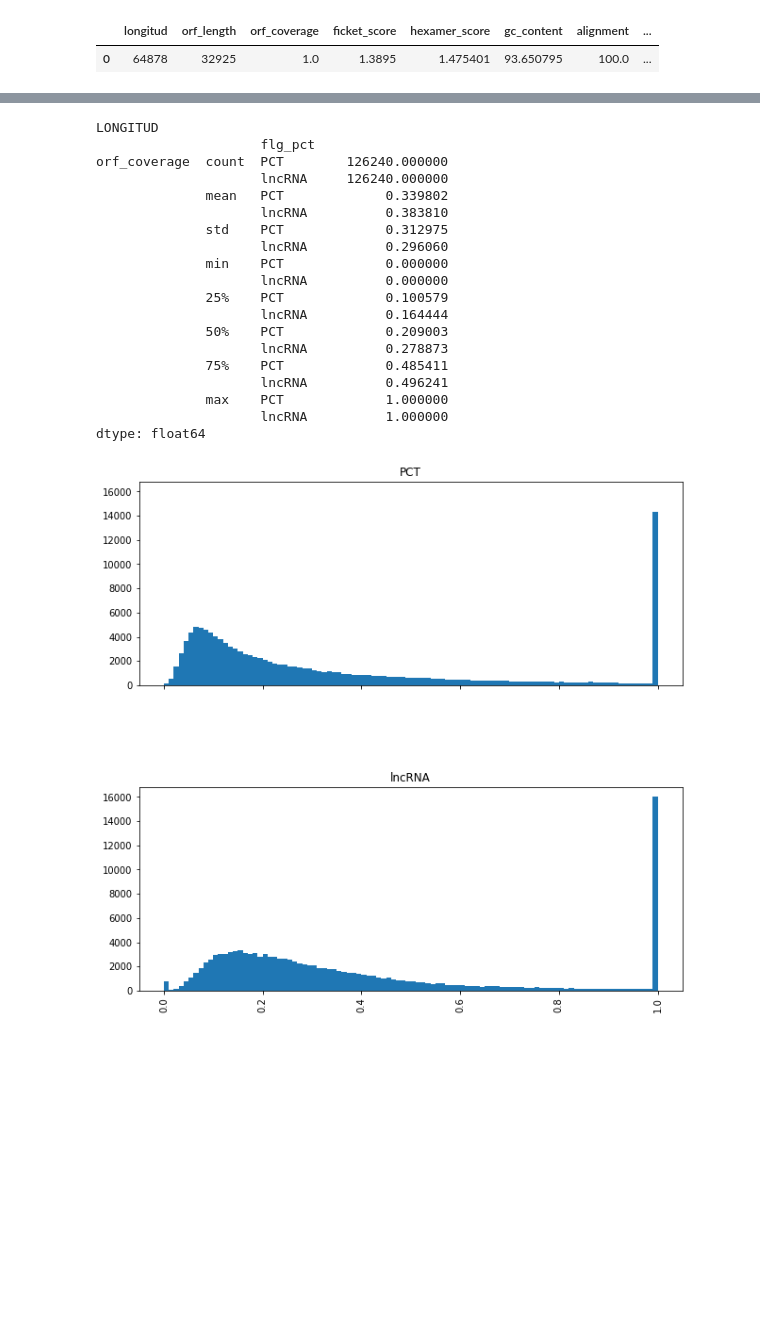
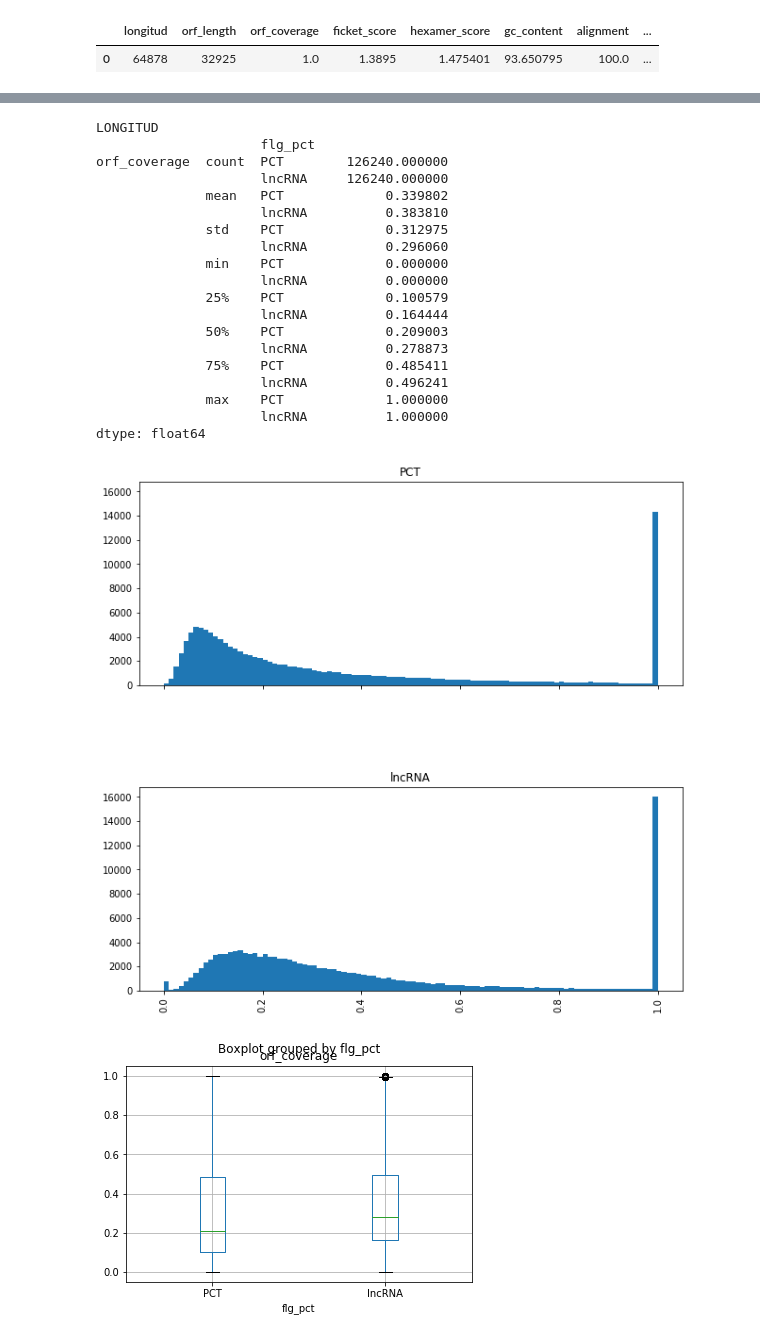
Before and after one commit to JoseSantillan/tesis2, a Jupyter notebook: Semana 07/Features.ipynb, the cells around one changed output, grey strips where cells are left out. Drawn from its saved outputs; the diff is of its cells as text; code cells hidden in the pictures; blank space fills up the shorter version.

```diff
--- a/Semana 07/Features.ipynb
+++ b/Semana 07/Features.ipynb
@@ -118,34 +120,35 @@ conn = mysql.connector.connect(
 
 print("LONGITUD")
 campo = "orf_coverage"
 query = "SELECT " + campo + ", CASE WHEN flg_pct = 1 THEN 'PCT' ELSE 'lncRNA' END AS flg_pct FROM secuencias_features WHERE flg_seleccionado = 1"
 df = pd.read_sql_query(query, conn)
 df.hist(by='flg_pct', column=campo, bins=100, sharex=True, sharey = True, layout=(2,1), figsize=(10,10))
 
 print(df.groupby('flg_pct').describe().unstack(1))
-
+df.boxplot(column=campo, by="flg_pct")
 conn.close()
 # %% [output]
 LONGITUD
                      flg_pct
 orf_coverage  count  PCT        126240.000000
                      lncRNA     126240.000000
               mean   PCT             0.339802
                      lncRNA          0.383810
               std    PCT             0.312975
                      lncRNA          0.296060
               min    PCT             0.000000
                      lncRNA          0.000000
               25%    PCT             0.100579
                      lncRNA          0.164444
               50%    PCT             0.209003
                      lncRNA          0.278873
               75%    PCT             0.485411
                      lncRNA          0.496241
               max    PCT             1.000000
                      lncRNA          1.000000
 dtype: float64
 [figure]
+[figure, added]
 # %%
 import mysql.connector
 import pandas as pd
```
Also changed, not shown: parts of 10 cells of this notebook, 3 other files.
